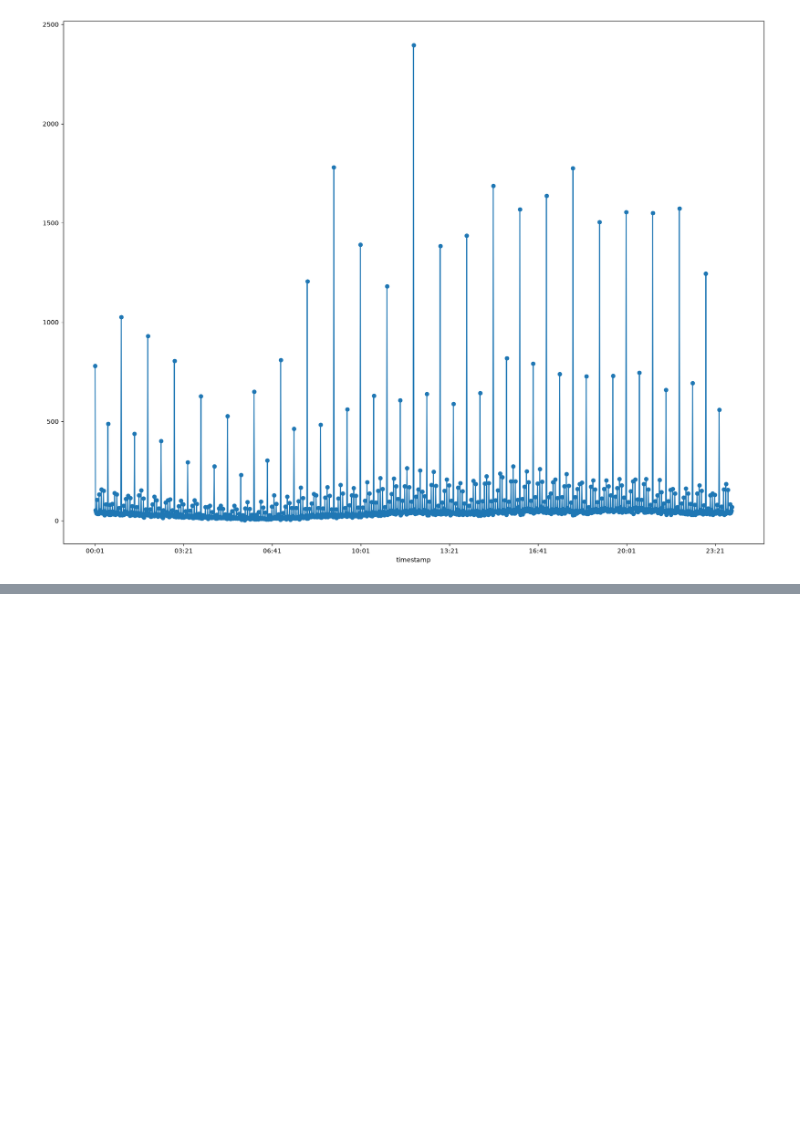
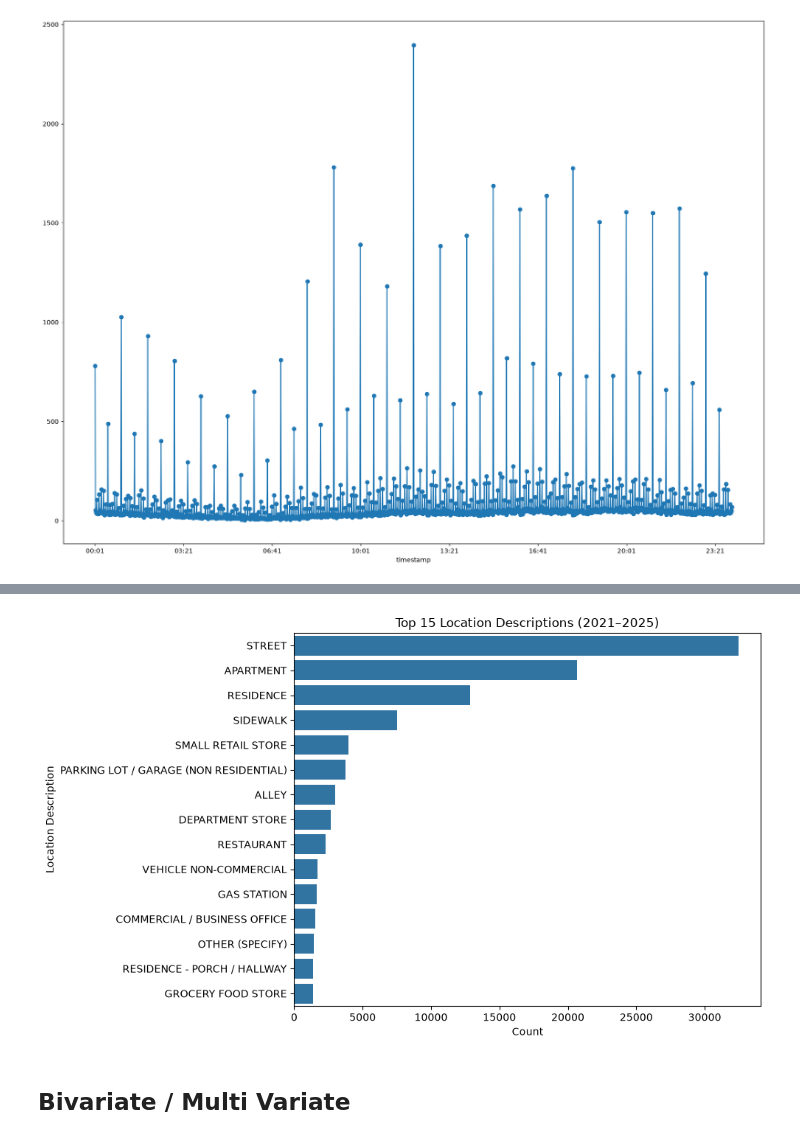
Before and after one commit to Shetty-Amogh/s4ds-ml-task, a Jupyter notebook: Task1/task1.ipynb, the cells around one changed output, grey strips where cells are left out. Saved outputs shown, nothing was run; the diff lists cells and outputs as text; code cells hidden in the pictures; blank space fills up the shorter version.

```diff
--- a/Task1/task1.ipynb
+++ b/Task1/task1.ipynb
@@ -97,0 +121,14 @@ plt.scatter(x=df['timestamp'].value_counts().sort_index().index, y=df['timestamp
+# %%
+loc_desc_counts = df["Location Description"].value_counts().head(15)
+
+plt.figure(figsize=(10, 6))
+sns.barplot(x=loc_desc_counts.values, y=loc_desc_counts.index)
+plt.title("Top 15 Location Descriptions (2021–2025)")
+plt.xlabel("Count")
+plt.ylabel("Location Description")
+plt.tight_layout()
+plt.show()
+# %% [output]
+[figure, added]
+# %% [markdown]
+## Bivariate / Multi Variate
```
Also changed, not shown: parts of 6 cells of this notebook, 1 other file.
